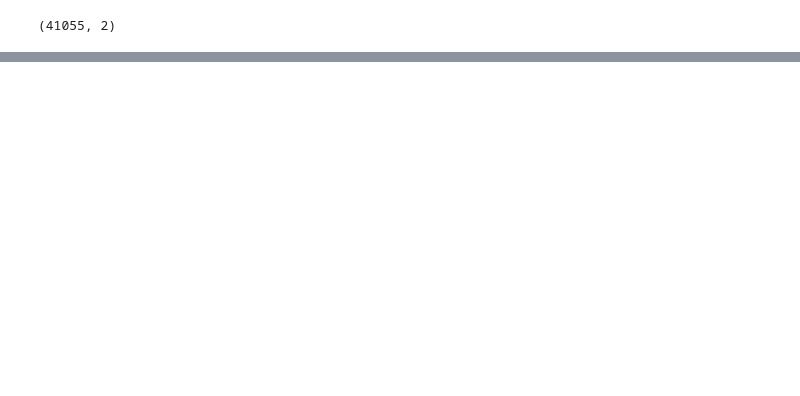
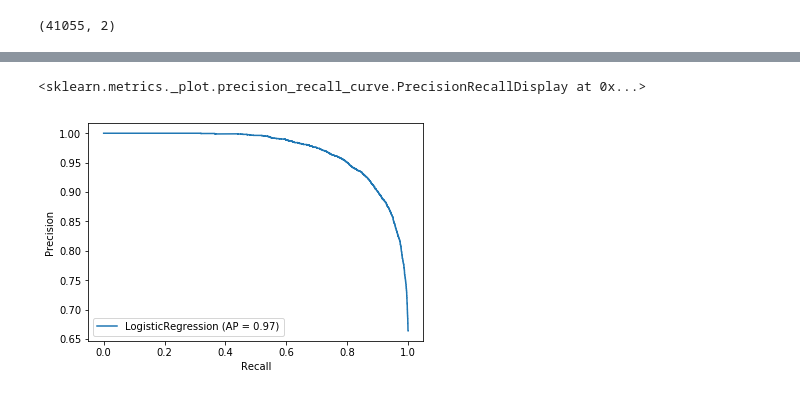
Before and after one commit to whatevernevermindbro/source_code_classification, a Jupyter notebook: classifier.ipynb, the cells around one changed output, grey strips where cells are left out. Saved outputs shown, nothing was run; the diff lists cells and outputs as text; code cells hidden in the pictures; blank space fills up the shorter version.

```diff
--- a/classifier.ipynb
+++ b/classifier.ipynb
@@ -93,0 +152,29 @@ df.to_csv(KK_PATH + 'chunks_30_tag_io.csv', index=False)
+# %%
+df = pd.read_csv('chunks_30_tags.csv')
+# %%
+corpus = df['code']
+train_corpus = df['code'][0:30000]
+test_corpus = df['code'][30000:]
+# %%
+from sklearn.feature_extraction.text import TfidfVectorizer
+
+tfidf = TfidfVectorizer(min_df=5
+                        , max_df = 0.3
+                        , ngram_range = (1,2)
+                        , smooth_idf = True
+                       )
+features = tfidf.fit_transform(corpus)
+# for_pred = tfidf.transform(test_corpus)
+# %%
+%%time
+from sklearn.linear_model import LogisticRegression
+from sklearn.model_selection import train_test_split
+from sklearn import metrics
+
+X_train, X_test, y_train, y_test = train_test_split(features[0:len(df['tag_import_output'])], df['tag_import_output'], test_size=0.25)
+clf = LogisticRegression(random_state=4321).fit(X_train, y_train)
+clf.fit(X_train, y_train)
+y_pred = clf.predict(X_test)
+accuracy = clf.score(X_test, y_test)
+print(f'Mean Accuracy {round(accuracy*100, 2)}%')
+print(f'F1-score {round(metrics.f1_score(y_pred, y_test)*100, 2)}%')
@@ -93,0 +199,5 @@ df.to_csv(KK_PATH + 'chunks_30_tag_io.csv', index=False)
+# %%
+metrics.plot_precision_recall_curve(clf, X_test, y_test)
+# %% [output]
+<sklearn.metrics._plot.precision_recall_curve.PrecisionRecallDisplay at 0x...>
+[figure, added]
```
Also changed, not shown: parts of 19 cells of this notebook, 1 other file.
